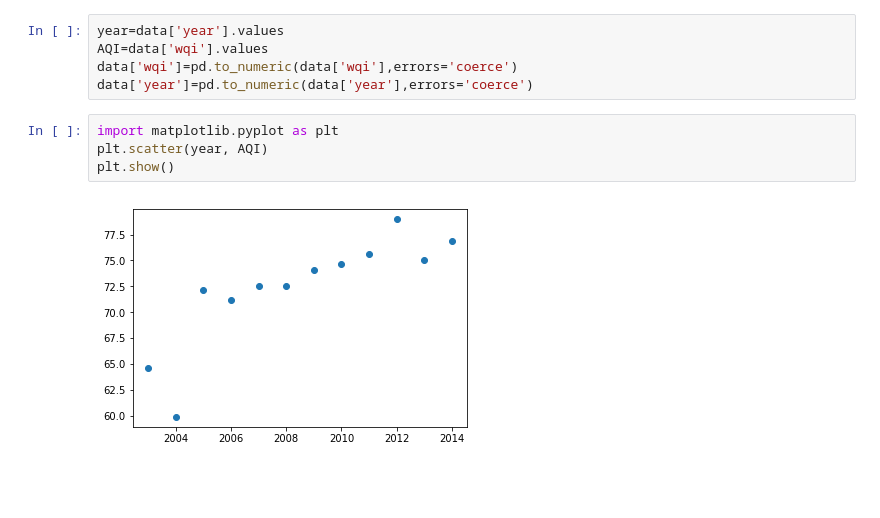
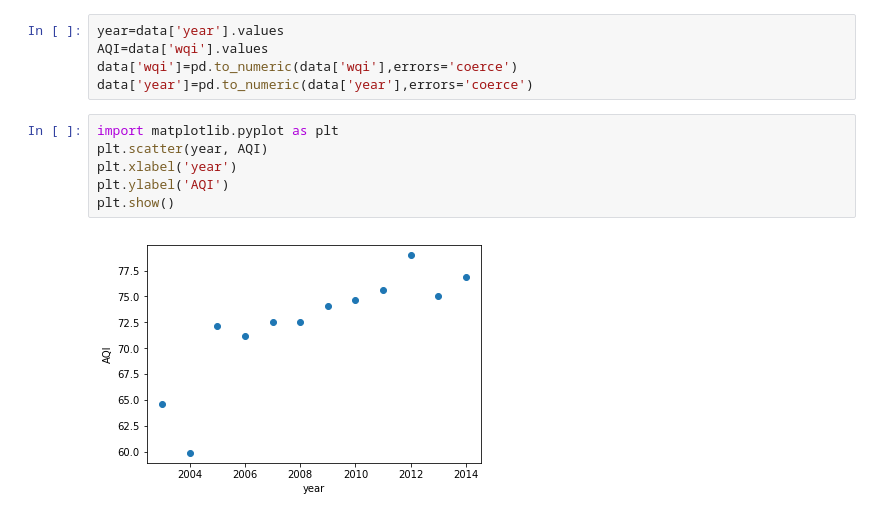
Before and after one commit to Wealthy-Waste/Indian-Water-Quality-Data, a Jupyter notebook: Indian water quality data.ipynb, the cells around one changed output. Saved outputs shown, nothing was run; the diff lists cells and outputs as text; blank space fills up the shorter version.

```diff
--- a/Indian water quality data.ipynb
+++ b/Indian water quality data.ipynb
@@ -248,6 +248,8 @@ data['year']=pd.to_numeric(data['year'],errors='coerce')
 # %%
 import matplotlib.pyplot as plt
 plt.scatter(year, AQI)
+plt.xlabel('year')
+plt.ylabel('AQI')
 plt.show()
 # %% [output]
-[figure, old version]
+[figure, new version]
```
Also changed, not shown: 1 other file.
